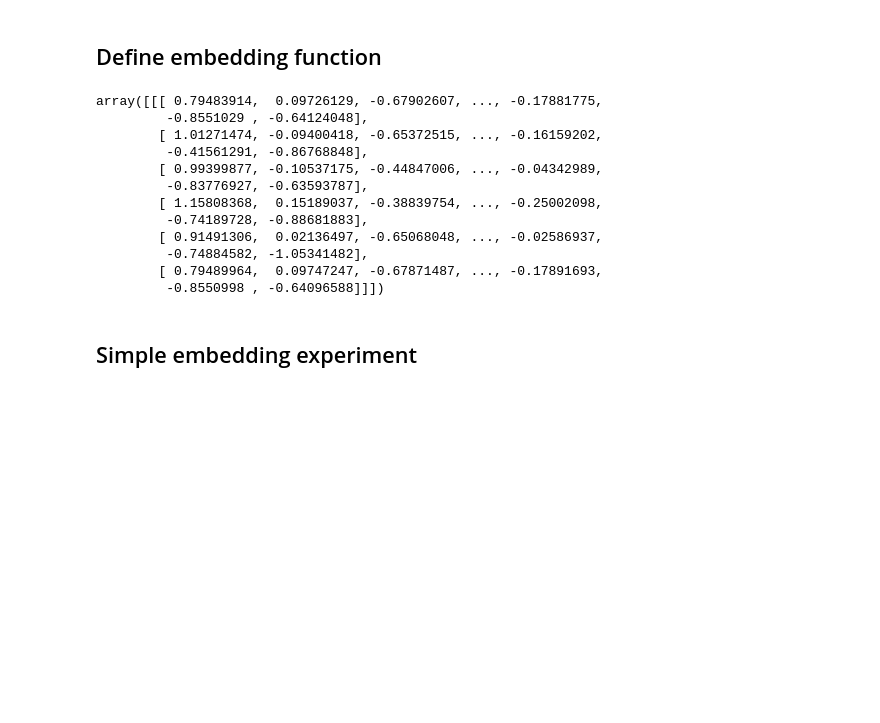
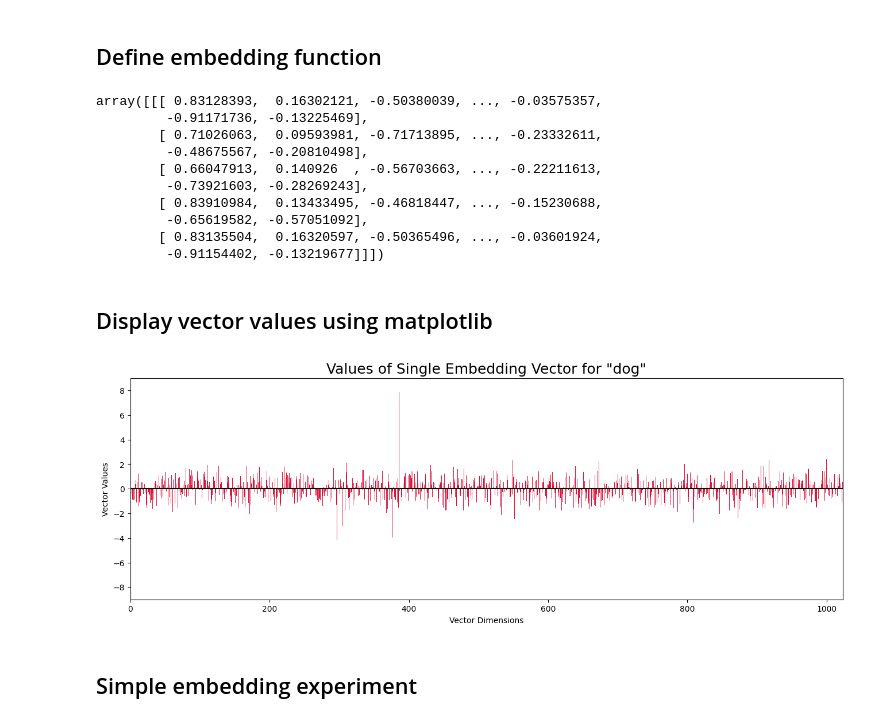
Before and after one commit to EtzionR/LM4GeoAI, a Jupyter notebook: Tutorials/Tutorial_Embedding.ipynb, the cells around one changed output. Drawn from its saved outputs; the diff is of its cells as text; code cells hidden in the pictures; blank space fills up the shorter version.

```diff
--- a/Tutorials/Tutorial_Embedding.ipynb
+++ b/Tutorials/Tutorial_Embedding.ipynb
@@ -38,20 +39,38 @@ Device set to use cpu
 # %%
 get_text_embedding  = lambda text: np.array(embedder(text))
 
-get_text_embedding('input text for example')
+embedding_example = get_text_embedding('input text example')
+embedding_example
 # %% [output]
-array([[[ 0.79483914,  0.09726129, -0.67902607, ..., -0.17881775,
-         -0.8551029 , -0.64124048],
-        [ 1.01271474, -0.09400418, -0.65372515, ..., -0.16159202,
-         -0.41561291, -0.86768848],
-        [ 0.99399877, -0.10537175, -0.44847006, ..., -0.04342989,
-         -0.83776927, -0.63593787],
-        [ 1.15808368,  0.15189037, -0.38839754, ..., -0.25002098,
-         -0.74189728, -0.88681883],
-        [ 0.91491306,  0.02136497, -0.65068048, ..., -0.02586937,
-         -0.74884582, -1.05341482],
-        [ 0.79489964,  0.09747247, -0.67871487, ..., -0.17891693,
-         -0.8550998 , -0.64096588]]])
+array([[[ 0.83128393,  0.16302121, -0.50380039, ..., -0.03575357,
+         -0.91171736, -0.13225469],
+        [ 0.71026063,  0.09593981, -0.71713895, ..., -0.23332611,
+         -0.48675567, -0.20810498],
+        [ 0.66047913,  0.140926  , -0.56703663, ..., -0.22211613,
+         -0.73921603, -0.28269243],
+        [ 0.83910984,  0.13433495, -0.46818447, ..., -0.15230688,
+         -0.65619582, -0.57051092],
+        [ 0.83135504,  0.16320597, -0.50365496, ..., -0.03601924,
+         -0.91154402, -0.13219677]]])
+# %% [markdown]
+## Display vector values using matplotlib
+# %%
+word_example = 'dog'
+
+vector = get_text_embedding(word_example)[0][1]
+y_max = (np.abs(vector).max()//1)+2
+
+plt.figure(figsize=(16,5))
+plt.title(f'Values of Single Embedding Vector for "{word_example}"', fontsize=18)
+plt.bar(np.arange(len(vector)), vector, color='crimson')
+plt.plot([0, len(vector)-1],[0,0], color='k')
+plt.xlabel('Vector Dimensions')
+plt.ylabel('Vector Values')
+plt.xlim(-.5, len(vector)-.5)
+plt.ylim(-y_max, y_max)
+plt.show()
+# %% [output]
+[figure, added]
 # %% [markdown]
 ## Simple embedding experiment
 # %%
```
Also changed, not shown: parts of 3 cells of this notebook.
